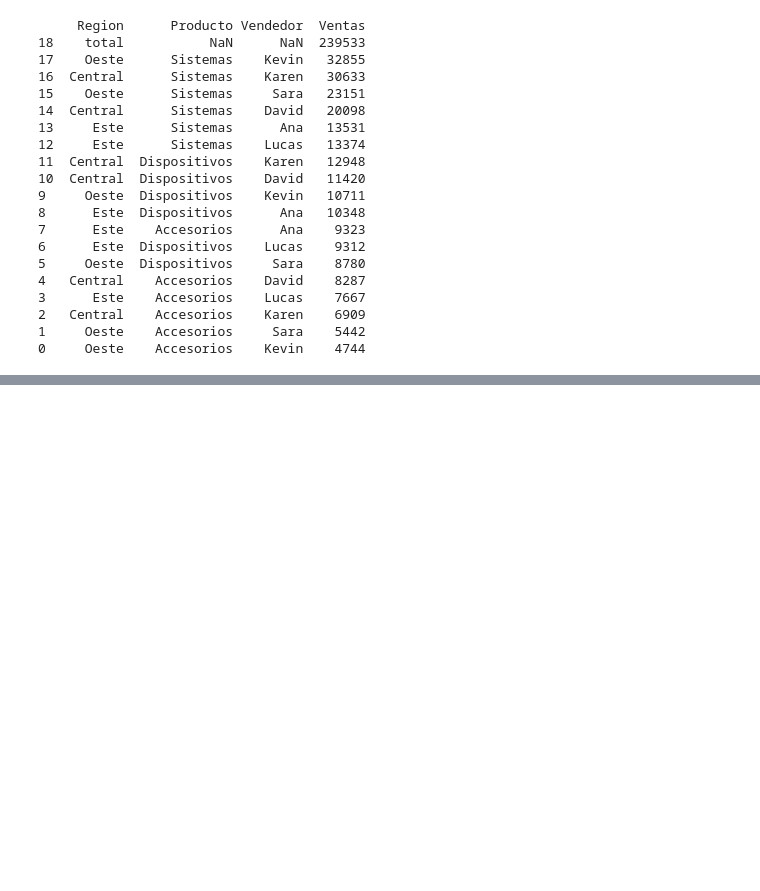
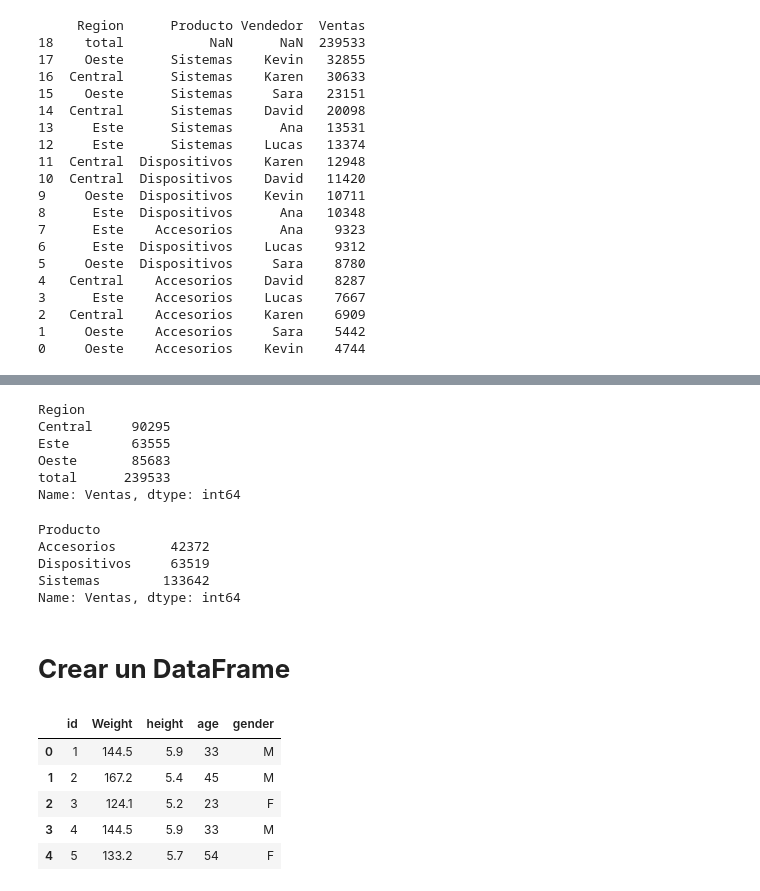
Before and after one commit to NeverShoutLala/Talento-Tech, a Jupyter notebook: tt.ipynb, the cells around one changed output, grey strips where cells are left out. Saved outputs shown, nothing was run; the diff lists cells and outputs as text; code cells hidden in the pictures; blank space fills up the shorter version.

```diff
--- a/tt.ipynb
+++ b/tt.ipynb
@@ -78,0 +150,42 @@ print(dfordenado)
+# %%
+#(8) Total de ventas por región
+vxregion = df.groupby('Region')['Ventas'].sum()
+print(vxregion)
+# %% [output]
+Region
+Central     90295
+Este        63555
+Oeste       85683
+total      239533
+Name: Ventas, dtype: int64
+# %%
+#(9) Total de ventas por producto
+vxproducto = df.groupby('Producto')['Ventas'].sum()
+print(vxproducto)
+# %% [output]
+Producto
+Accesorios       42372
+Dispositivos     63519
+Sistemas        133642
+Name: Ventas, dtype: int64
+# %% [markdown]
+# **Crear un DataFrame**
+# %%
+data = {
+    'id' : ['1', '2', '3', '4', '5'],
+    'Weight' : ['144.5', '167.2', '124.1', '144.5', '133.2'],
+    'height' : ['5.9', '5.4', '5.2', '5.9', '5.7'],
+    'age' : ['33', '45', '23', '33', '54'],
+    'gender' : ['M', 'M', 'F', 'M', 'F']
+
+}
+dfcreado = pd.DataFrame(data)
+# %%
+dfcreado.head()
+# %% [output]
+|  | id | Weight | height | age | gender |
+| 0 | 1 | 144.5 | 5.9 | 33 | M |
+| 1 | 2 | 167.2 | 5.4 | 45 | M |
+| 2 | 3 | 124.1 | 5.2 | 23 | F |
+| 3 | 4 | 144.5 | 5.9 | 33 | M |
+| 4 | 5 | 133.2 | 5.7 | 54 | F |
```
Also changed, not shown: parts of 9 cells of this notebook.
